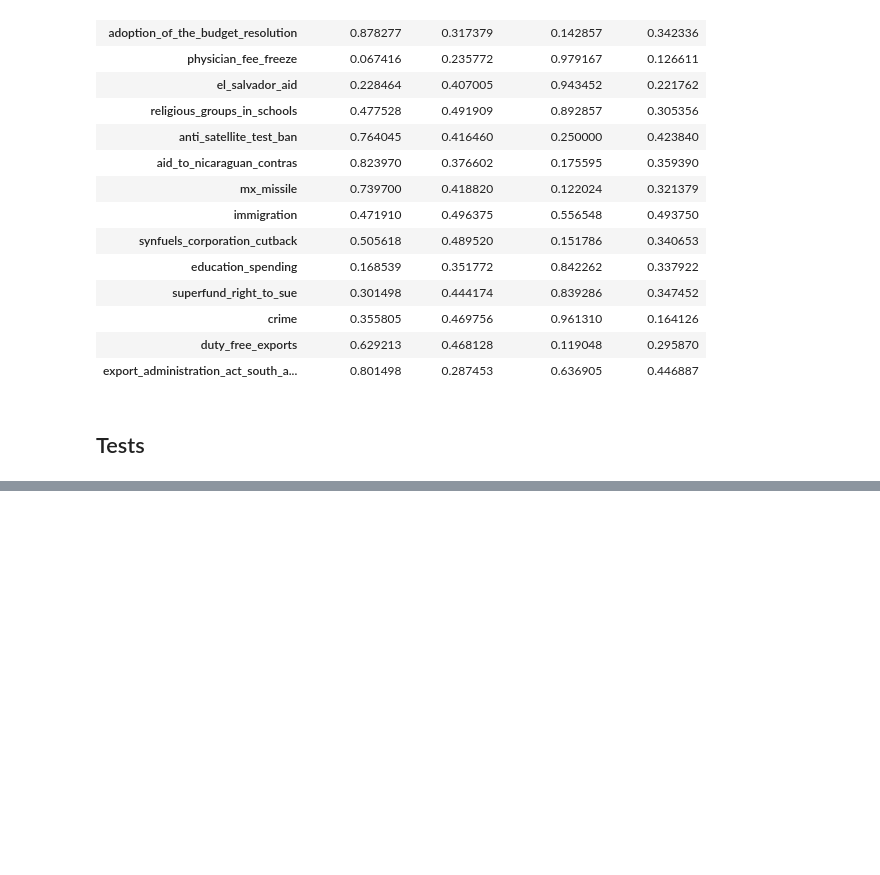
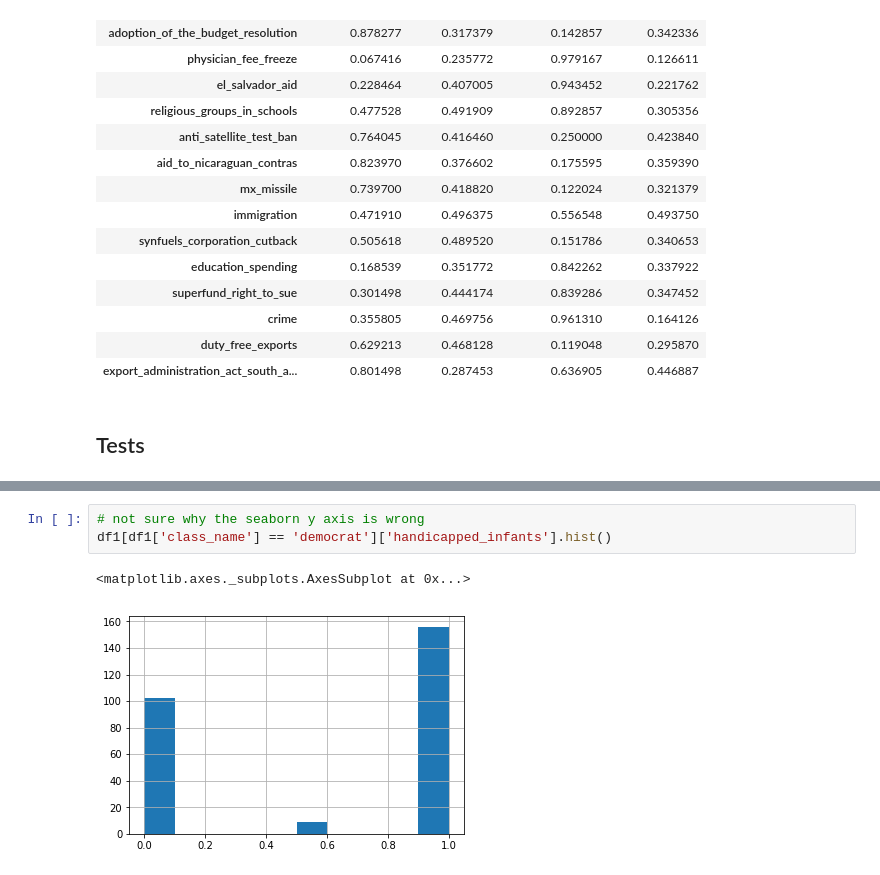
Before and after one commit to adamlutzz/DS-Unit-1-Sprint-3-Statistical-Tests-and-Experiments, a Jupyter notebook: module1-statistics-probability-and-inference/LS_DS_131_Statistics_Probability_Assignment.ipynb, the cells around one changed output, grey strips where cells are left out. Drawn from its saved outputs; the diff is of its cells as text; blank space fills up the shorter version.

```diff
--- a/module1-statistics-probability-and-inference/LS_DS_131_Statistics_Probability_Assignment.ipynb
+++ b/module1-statistics-probability-and-inference/LS_DS_131_Statistics_Probability_Assignment.ipynb
@@ -173,0 +266,6 @@ from scipy.stats import ttest_ind, ttest_ind_from_stats, ttest_rel
+# %%
+# not sure why the seaborn y axis is wrong
+df1[df1['class_name'] == 'democrat']['handicapped_infants'].hist()
+# %% [output]
+<matplotlib.axes._subplots.AxesSubplot at 0x...>
+[figure, added]
```
Also changed, not shown: parts of 13 cells of this notebook.
